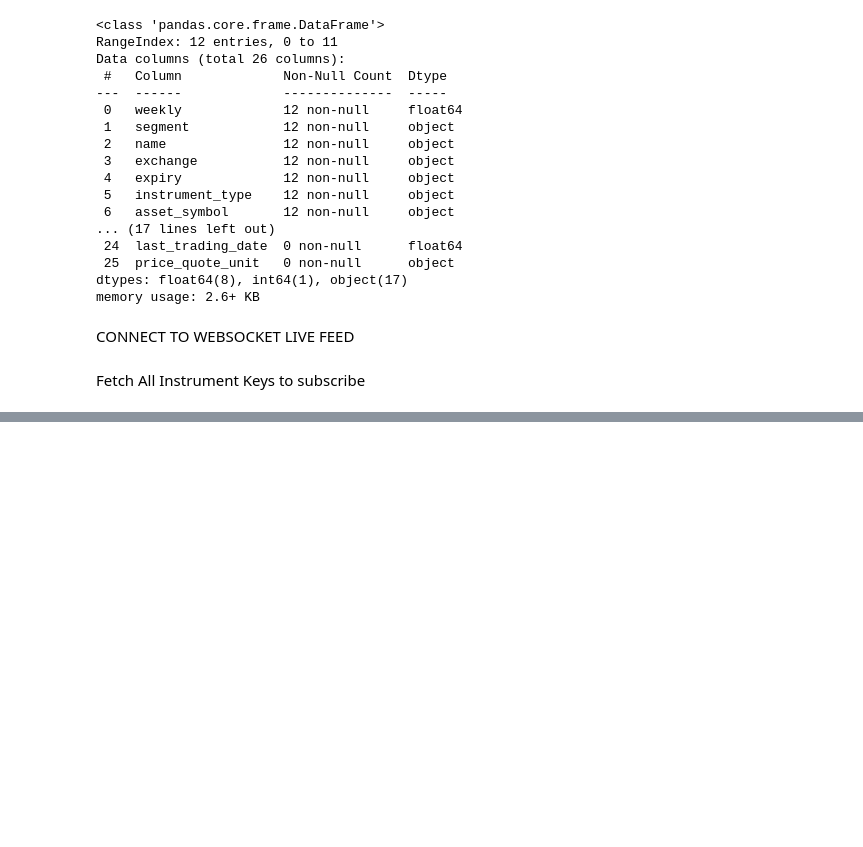
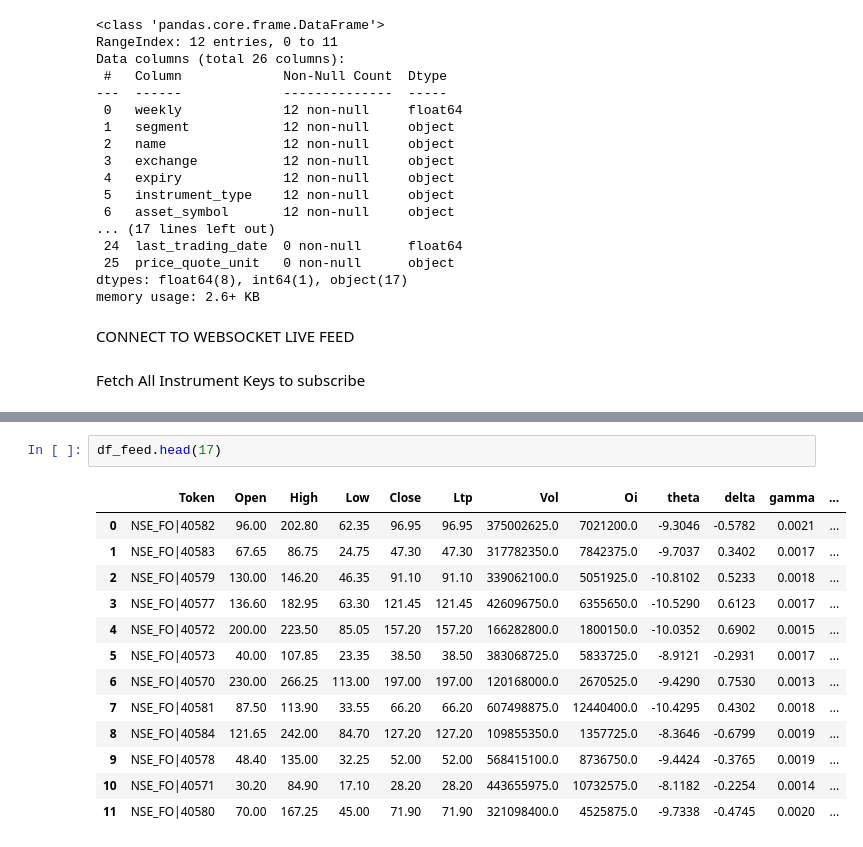
Before and after one commit to deveshmaan/tEngine, a Jupyter notebook: upstox.ipynb, the cells around one changed output, grey strips where cells are left out. Cells and saved outputs as stored; diff of their text form; blank space fills up the shorter version.

Commit message:
added working code of websocket feed

```diff
--- a/upstox.ipynb
+++ b/upstox.ipynb
@@ -297,0 +331,16 @@ def main():
+# %%
+df_feed.head(17)
+# %% [output]
+|  | Token | Open | High | Low | Close | Ltp | Vol | Oi | theta | delta | gamma | ... |
+| 0 | NSE_FO|40582 | 96.00 | 202.80 | 62.35 | 96.95 | 96.95 | 375002625.0 | 7021200.0 | -9.3046 | -0.5782 | 0.0021 | ... |
+| 1 | NSE_FO|40583 | 67.65 | 86.75 | 24.75 | 47.30 | 47.30 | 317782350.0 | 7842375.0 | -9.7037 | 0.3402 | 0.0017 | ... |
+| 2 | NSE_FO|40579 | 130.00 | 146.20 | 46.35 | 91.10 | 91.10 | 339062100.0 | 5051925.0 | -10.8102 | 0.5233 | 0.0018 | ... |
+| 3 | NSE_FO|40577 | 136.60 | 182.95 | 63.30 | 121.45 | 121.45 | 426096750.0 | 6355650.0 | -10.5290 | 0.6123 | 0.0017 | ... |
+| 4 | NSE_FO|40572 | 200.00 | 223.50 | 85.05 | 157.20 | 157.20 | 166282800.0 | 1800150.0 | -10.0352 | 0.6902 | 0.0015 | ... |
+| 5 | NSE_FO|40573 | 40.00 | 107.85 | 23.35 | 38.50 | 38.50 | 383068725.0 | 5833725.0 | -8.9121 | -0.2931 | 0.0017 | ... |
+| 6 | NSE_FO|40570 | 230.00 | 266.25 | 113.00 | 197.00 | 197.00 | 120168000.0 | 2670525.0 | -9.4290 | 0.7530 | 0.0013 | ... |
+| 7 | NSE_FO|40581 | 87.50 | 113.90 | 33.55 | 66.20 | 66.20 | 607498875.0 | 12440400.0 | -10.4295 | 0.4302 | 0.0018 | ... |
+| 8 | NSE_FO|40584 | 121.65 | 242.00 | 84.70 | 127.20 | 127.20 | 109855350.0 | 1357725.0 | -8.3646 | -0.6799 | 0.0019 | ... |
+| 9 | NSE_FO|40578 | 48.40 | 135.00 | 32.25 | 52.00 | 52.00 | 568415100.0 | 8736750.0 | -9.4424 | -0.3765 | 0.0019 | ... |
+| 10 | NSE_FO|40571 | 30.20 | 84.90 | 17.10 | 28.20 | 28.20 | 443655975.0 | 10732575.0 | -8.1182 | -0.2254 | 0.0014 | ... |
+| 11 | NSE_FO|40580 | 70.00 | 167.25 | 45.00 | 71.90 | 71.90 | 321098400.0 | 4525875.0 | -9.7338 | -0.4745 | 0.0020 | ... |
```
Also changed, not shown: parts of 2 cells of this notebook.
